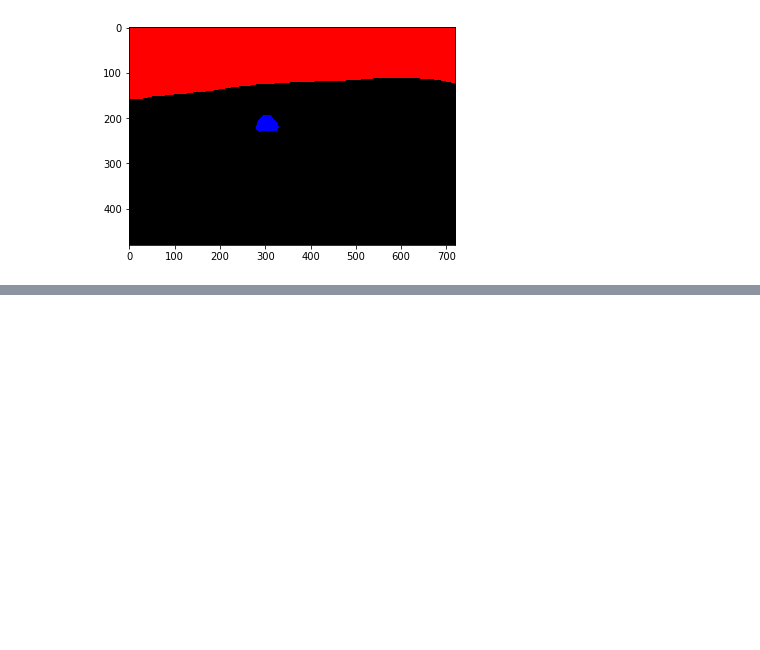
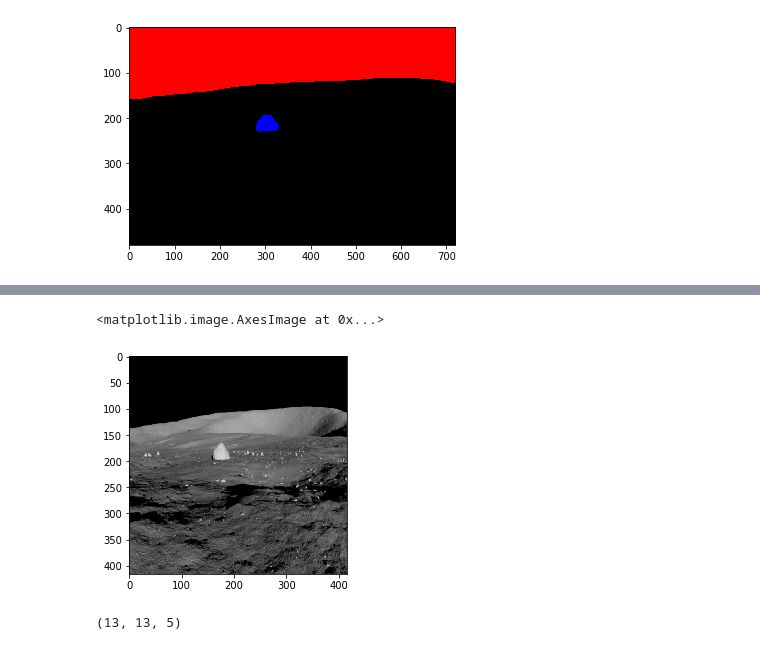
Before and after one commit to Atomoxide/Moon-Photo-Segmentation, a Jupyter notebook: data_bounding_conversion_YOLO.ipynb, the cells around one changed output, grey strips where cells are left out. Drawn from its saved outputs; the diff is of its cells as text; code cells hidden in the pictures; blank space fills up the shorter version.

```diff
--- a/data_bounding_conversion_YOLO.ipynb
+++ b/data_bounding_conversion_YOLO.ipynb
@@ -199,2 +204,13 @@ for i in tqdm(range(range_length)):
 # %%
-image, image_data = preprocess_image("./images/render/render0001.png", model_image_size = (608, 608))
+image, image_data = preprocess_image("./images/render/render0001.png", model_image_size = (416, 416))
+# %%
+image_array = image_data[0]
+image_array.shape
+imshow(image_array)
+# %% [output]
+<matplotlib.image.AxesImage at 0x...>
+[figure, added]
+# %%
+box_coord_dict_back.item().get(2).shape
+# %% [output]
+(13, 13, 5)
```
Also changed, not shown: parts of 7 cells of this notebook, 3 other files.
